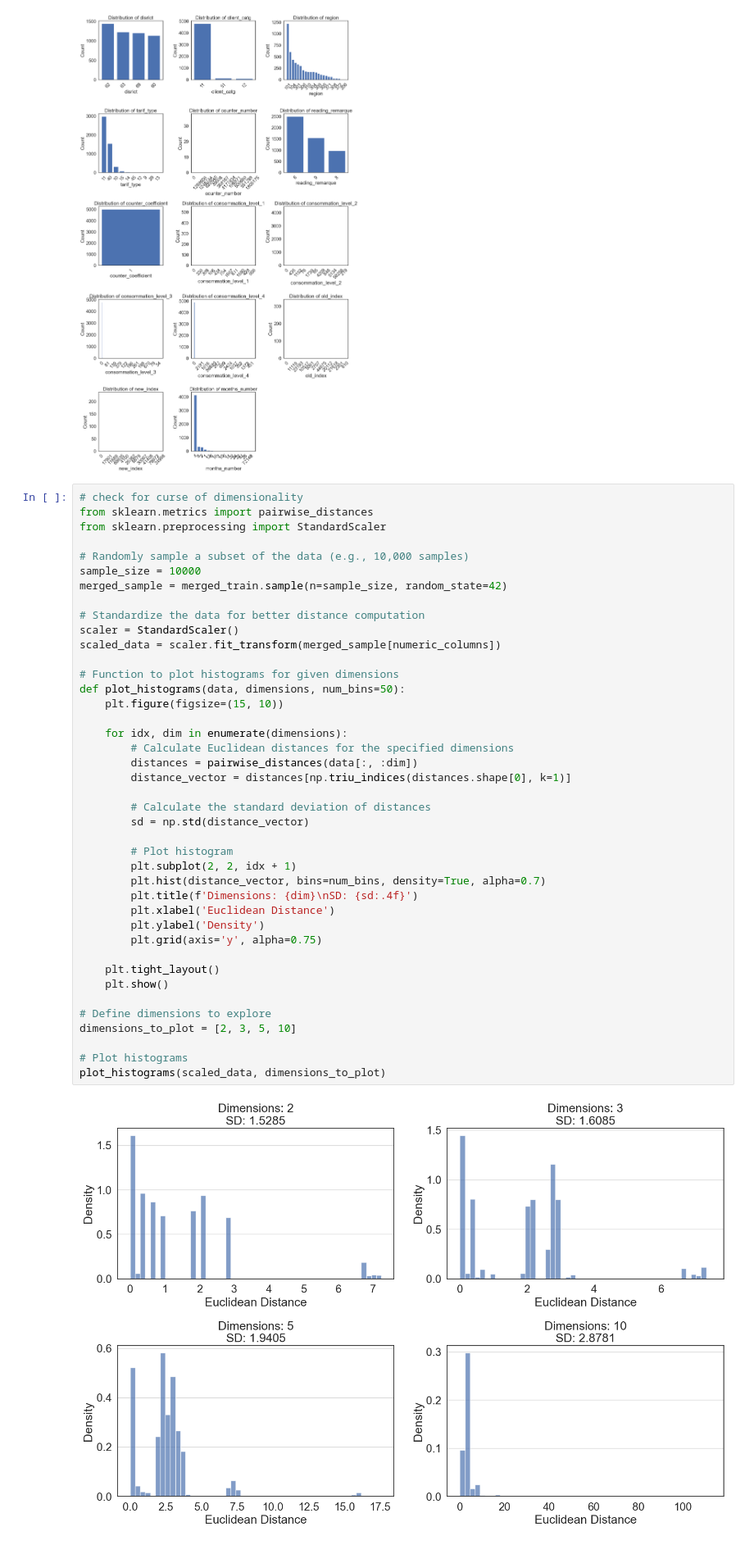
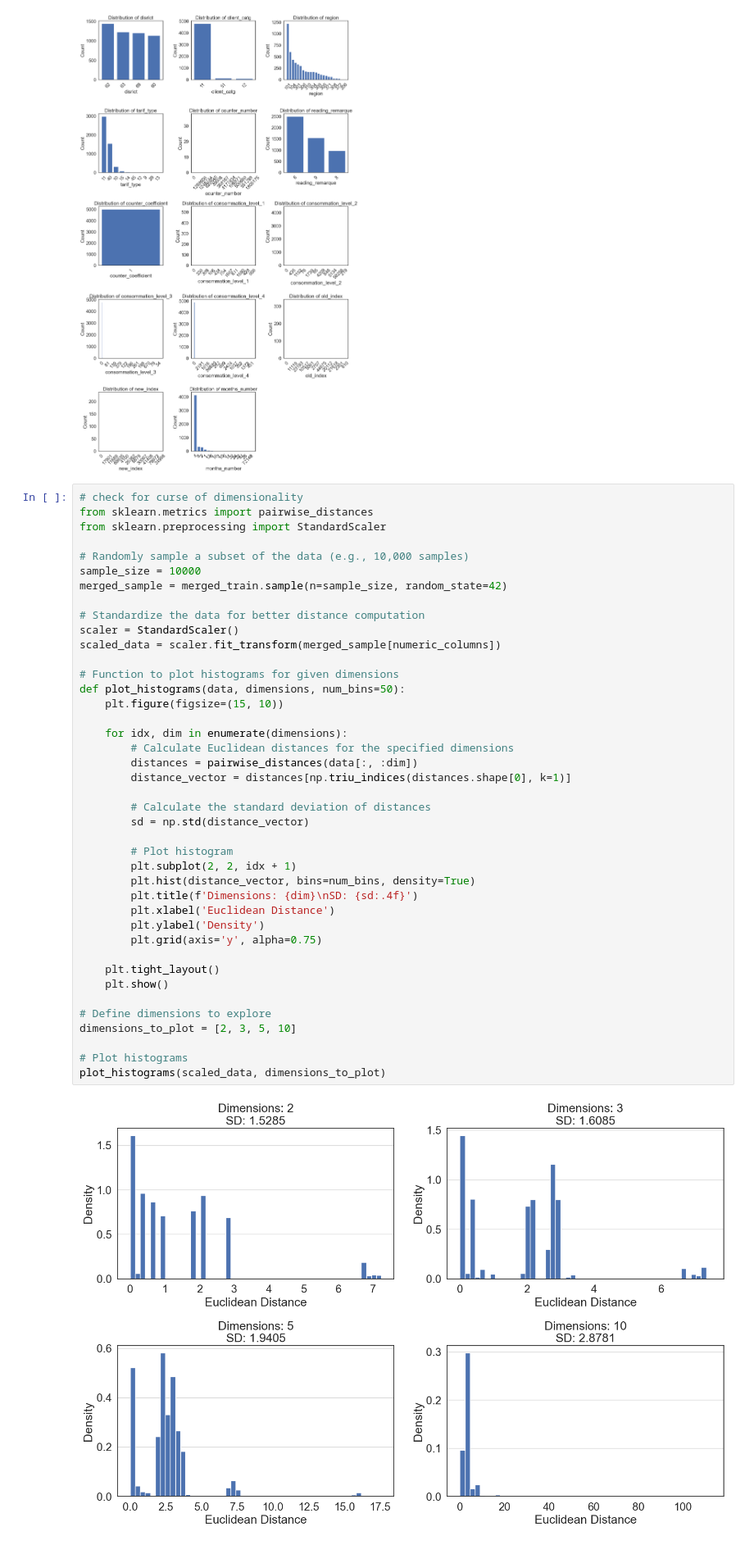
Before and after one commit to bernisschow/CS3244-Fraud-Detection-in-Electricity-and-Gas-Consumption, a Jupyter notebook: data_preprocessing.ipynb, the cells around one changed output. Shown at 82% size. Drawn from its saved outputs; the diff is of its cells as text.

```diff
--- a/data_preprocessing.ipynb
+++ b/data_preprocessing.ipynb
@@ -140,35 +228,35 @@ scaler = StandardScaler()
 scaled_data = scaler.fit_transform(merged_sample[numeric_columns])
 
 # Function to plot histograms for given dimensions
 def plot_histograms(data, dimensions, num_bins=50):
     plt.figure(figsize=(15, 10))
 
     for idx, dim in enumerate(dimensions):
         # Calculate Euclidean distances for the specified dimensions
         distances = pairwise_distances(data[:, :dim])
         distance_vector = distances[np.triu_indices(distances.shape[0], k=1)]
 
         # Calculate the standard deviation of distances
         sd = np.std(distance_vector)
 
         # Plot histogram
         plt.subplot(2, 2, idx + 1)
-        plt.hist(distance_vector, bins=num_bins, density=True, alpha=0.7)
+        plt.hist(distance_vector, bins=num_bins, density=True)
         plt.title(f'Dimensions: {dim}\nSD: {sd:.4f}')
         plt.xlabel('Euclidean Distance')
         plt.ylabel('Density')
         plt.grid(axis='y', alpha=0.75)
 
     plt.tight_layout()
     plt.show()
 
 # Define dimensions to explore
 dimensions_to_plot = [2, 3, 5, 10]
 
 # Plot histograms
 plot_histograms(scaled_data, dimensions_to_plot)
 # %% [output]
-[figure, old version]
+[figure, new version]
 # %% [markdown]
 Conclusion: <br>
 The histogram of Euclidean distances shows that both standard deviation and variance increase as the number of dimensions grows. This suggests that the dataset has too many features, leading to sparsity, which makes it difficult to identify the true decision boundaries for classification. The high variance in the model, when fitting to sparse training data, increases the risk of overfitting.
```
Also changed, not shown: parts of 4 cells of this notebook.
